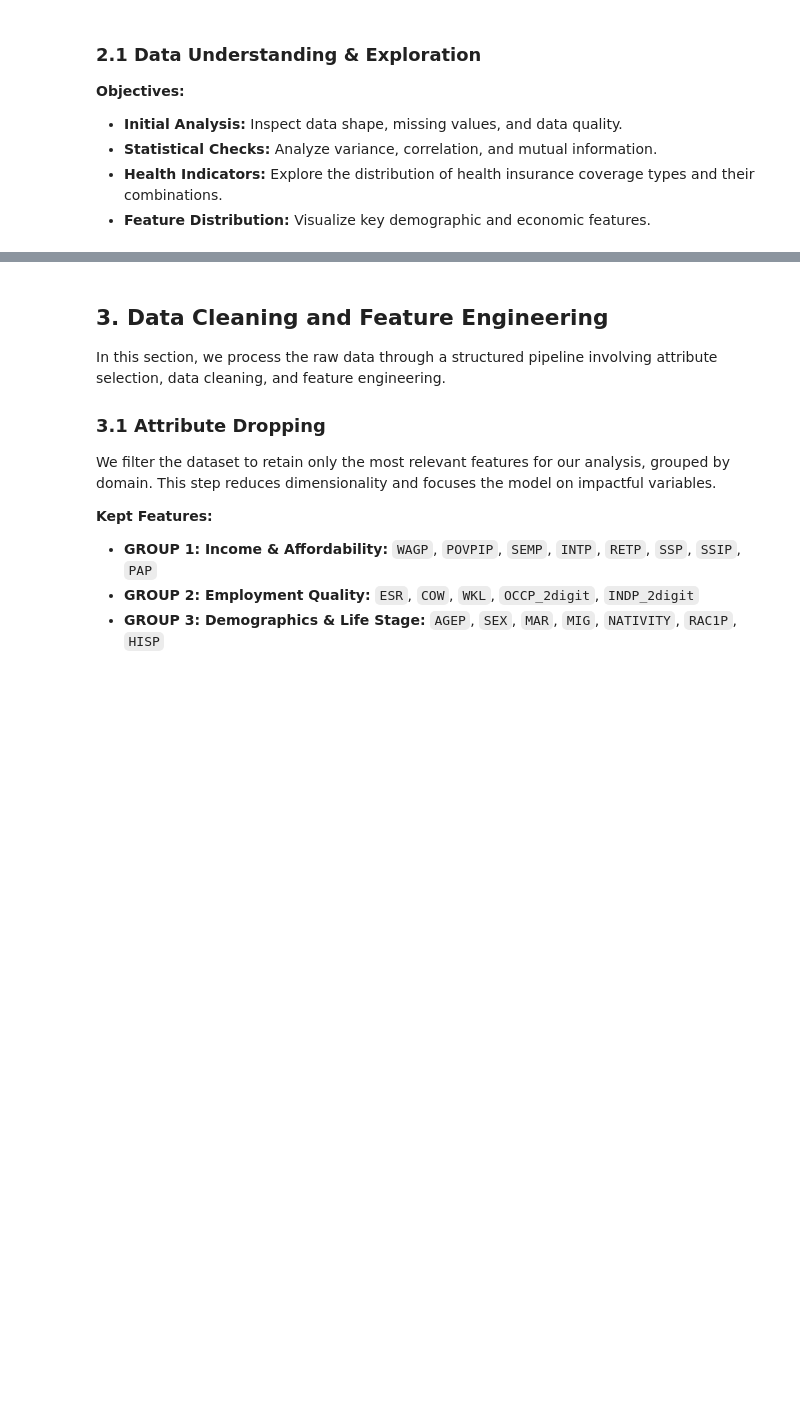
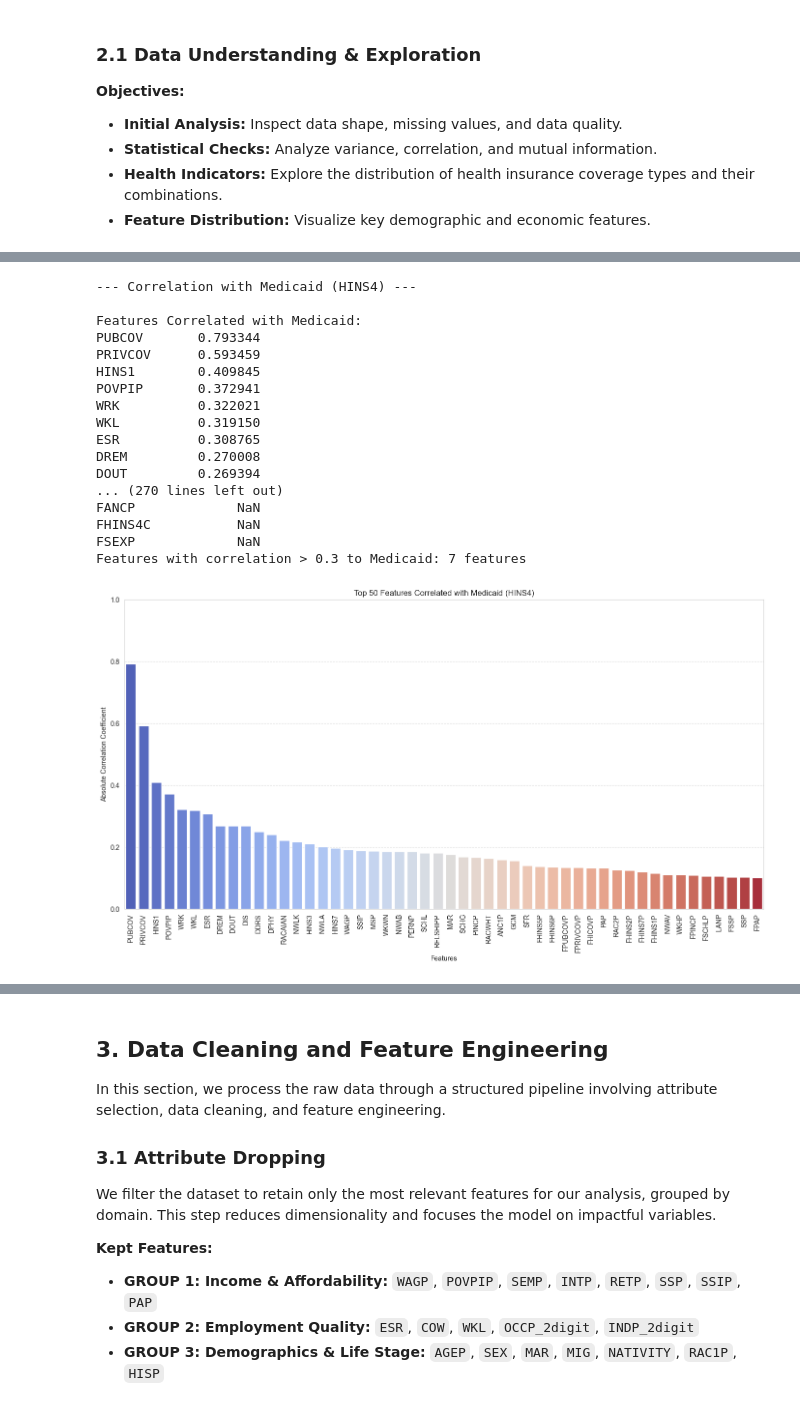
Before and after one commit to UnicornnGrg/AppliedMachineLearning, a Jupyter notebook: Project_Report.ipynb, the cells around one changed output, grey strips where cells are left out. Cells and saved outputs as stored; diff of their text form; code cells hidden in the pictures; blank space fills up the shorter version.

```diff
--- a/Project_Report.ipynb
+++ b/Project_Report.ipynb
@@ -48,0 +112,54 @@ os.makedirs(OUTPUT_DIR, exist_ok=True)
+# %%
+# Correlation with Medicaid (HINS4)
+print("\n--- Correlation with Medicaid (HINS4) ---")
+
+# Define numeric columns
+numeric_cols = df_raw.select_dtypes(include=[np.number]).columns
+
+# Calculate correlation of all numeric features with HINS4
+corr_with_medicaid = df_raw[numeric_cols].corrwith(df_raw['HINS4']).abs().sort_values(ascending=False)
+
+# Remove HINS4 itself from the results
+corr_with_medicaid = corr_with_medicaid.drop('HINS4', errors='ignore')
+
+# Print top correlated features
+print("\nFeatures Correlated with Medicaid:")
+print(corr_with_medicaid.to_string())
+
+# Get top 50 features
+top_50 = corr_with_medicaid.head(50)
+
+# Print highly correlated features
+high_corr = top_50[top_50 > 0.3]  # Adjust threshold as needed
+print(f"\nFeatures with correlation > 0.3 to Medicaid: {len(high_corr)} features")
+
+# Plot as a bar chart with switched axes
+plt.figure(figsize=(14, 8))
+sns.barplot(x=top_50.index, y=top_50.values, palette='coolwarm')
+plt.title('Top 50 Features Correlated with Medicaid (HINS4)')
+plt.xlabel('Features')
+plt.ylabel('Absolute Correlation Coefficient')
+plt.ylim(0, 1)  # Correlation ranges from 0 to 1
+plt.xticks(rotation=90)  # Rotate feature names for better readability
+plt.grid(axis='y', linestyle='--', alpha=0.7)
+plt.tight_layout()
+plt.show()
+# %% [output]
+--- Correlation with Medicaid (HINS4) ---
+
+Features Correlated with Medicaid:
+PUBCOV       0.793344
+PRIVCOV      0.593459
+HINS1        0.409845
+POVPIP       0.372941
+WRK          0.322021
+WKL          0.319150
+ESR          0.308765
+DREM         0.270008
+DOUT         0.269394
+... (270 lines left out)
+FANCP             NaN
+FHINS4C           NaN
+FSEXP             NaN
+Features with correlation > 0.3 to Medicaid: 7 features
+[figure, added]
```
Also changed, not shown: parts of 9 cells of this notebook.
